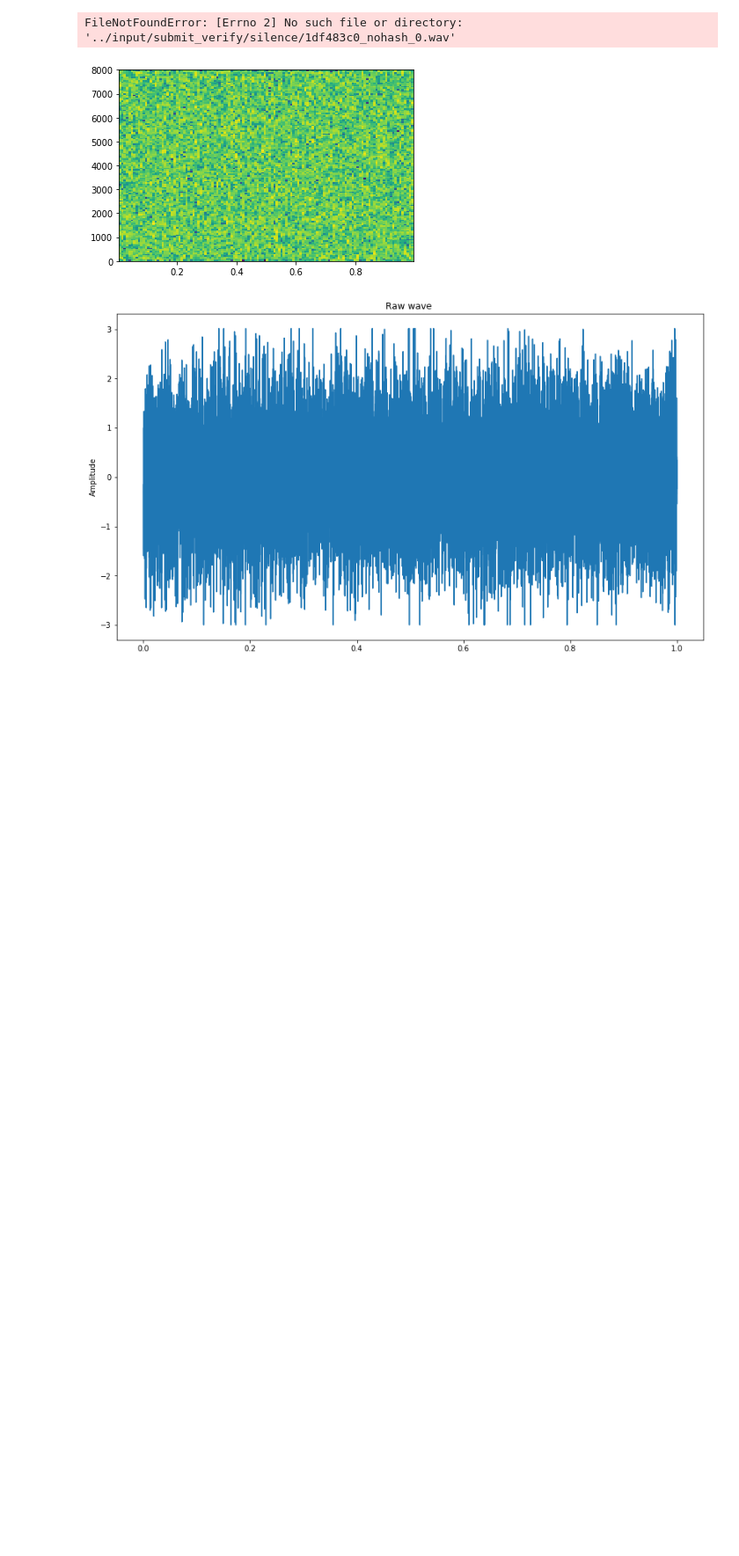
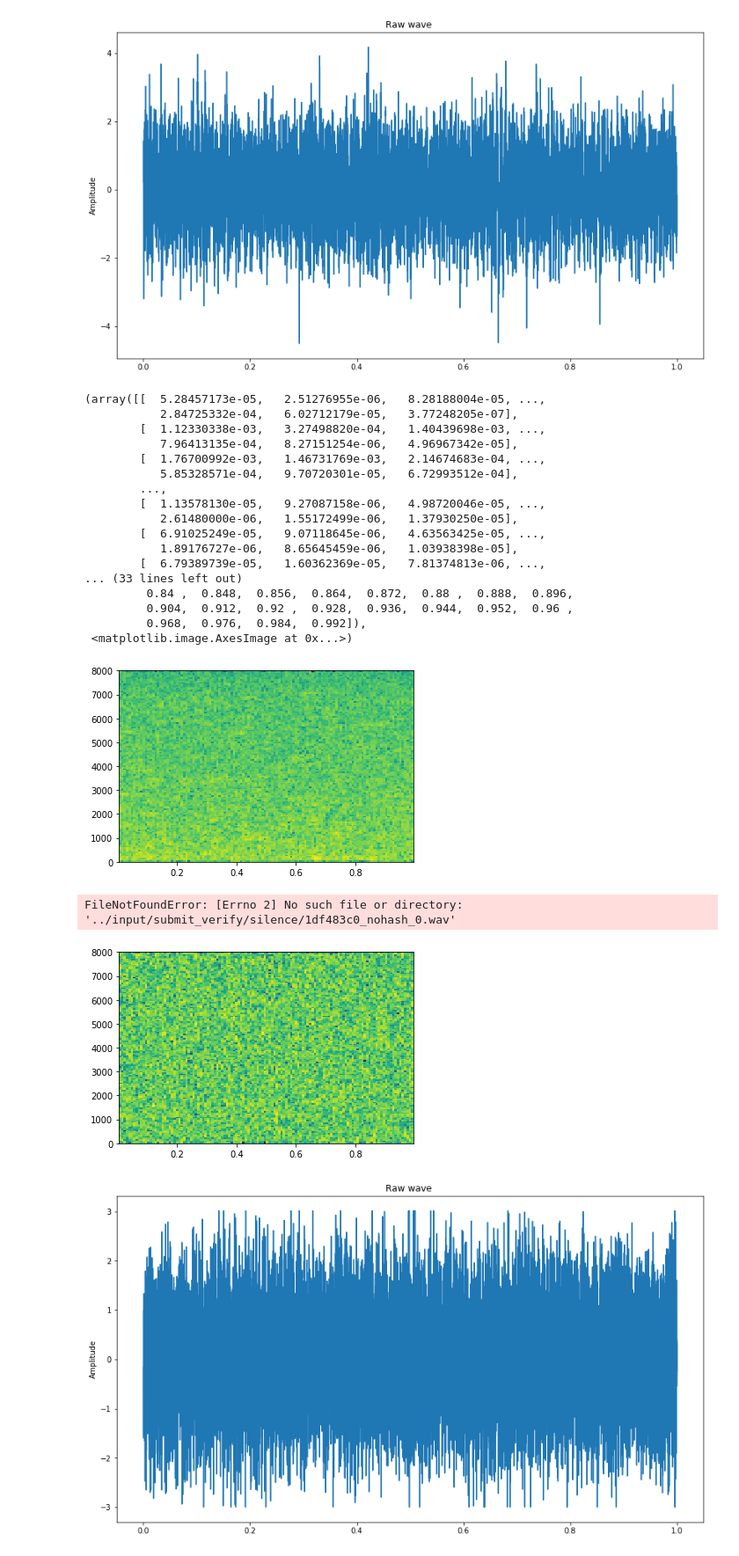
Before and after one commit to 3v1l91l/speech, a Jupyter notebook: src/augment.ipynb, the cells around one changed output. Shown at 88% size. Saved outputs shown, nothing was run; the diff lists cells and outputs as text; code cells hidden in the pictures; blank space fills up the shorter version.

```diff
--- a/src/augment.ipynb
+++ b/src/augment.ipynb
@@ -37,6 +37,32 @@ def load_wav_by_path(p, fs):
         wav = wav - mean
         wav = wav / std
     return wav
+# %%
+fs = 16000
+noise = load_wav_by_path("../input/test/audio/clip_ffb946dcf.wav", fs)
+plot_time_series(noise)
+ipd.Audio(noise, rate=fs)
+plt.specgram(noise, Fs=fs)
+# %% [output]
+[figure, added]
+(array([[  5.28457173e-05,   2.51276955e-06,   8.28188004e-05, ...,
+           2.84725332e-04,   6.02712179e-05,   3.77248205e-07],
+        [  1.12330338e-03,   3.27498820e-04,   1.40439698e-03, ...,
+           7.96413135e-04,   8.27151254e-06,   4.96967342e-05],
+        [  1.76700992e-03,   1.46731769e-03,   2.14674683e-04, ...,
+           5.85328571e-04,   9.70720301e-05,   6.72993512e-04],
+        ...,
+        [  1.13578130e-05,   9.27087158e-06,   4.98720046e-05, ...,
+           2.61480000e-06,   1.55172499e-06,   1.37930250e-05],
+        [  6.91025249e-05,   9.07118645e-06,   4.63563425e-05, ...,
+           1.89176727e-06,   8.65645459e-06,   1.03938398e-05],
+        [  6.79389739e-05,   1.60362369e-05,   7.81374813e-06, ...,
+... (33 lines left out)
+         0.84 ,  0.848,  0.856,  0.864,  0.872,  0.88 ,  0.888,  0.896,
+         0.904,  0.912,  0.92 ,  0.928,  0.936,  0.944,  0.952,  0.96 ,
+         0.968,  0.976,  0.984,  0.992]),
+ <matplotlib.image.AxesImage at 0x...>)
+[figure, added]
 # %%
 fs = 16000
 wav = load_wav_by_path("../input/train/audio/off/1df483c0_nohash_0.wav", fs)
```
Also changed, not shown: 5 other files.
